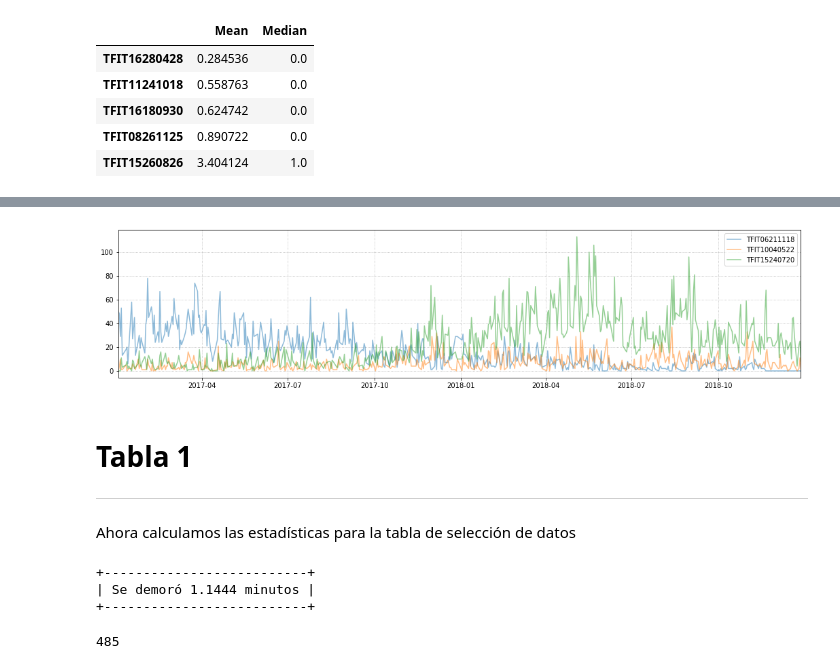
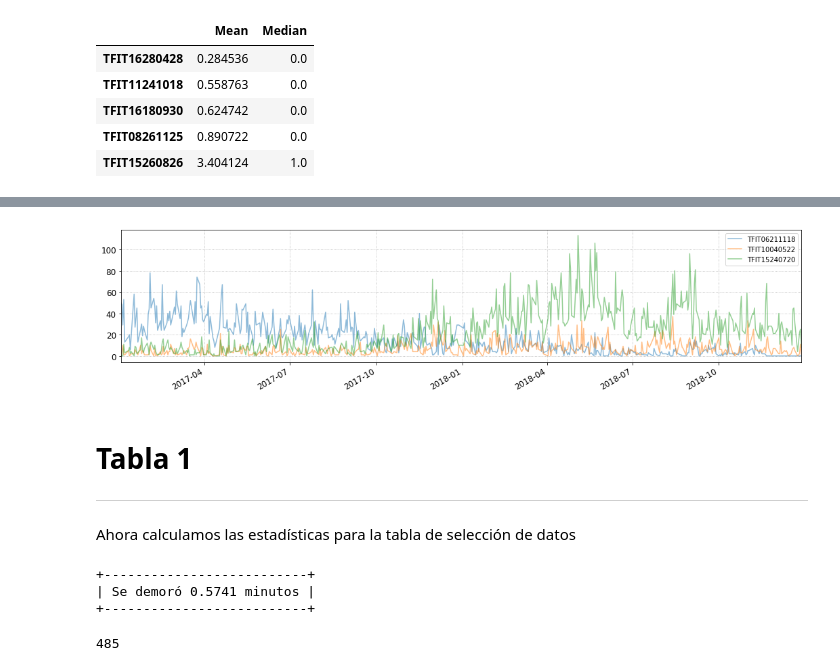
Before and after one commit to nromerodiaz/MFCThesis, a Jupyter notebook: Tesis.ipynb, the cells around one changed output, grey strips where cells are left out. Saved outputs shown, nothing was run; the diff lists cells and outputs as text; code cells hidden in the pictures.

```diff
--- a/Tesis.ipynb
+++ b/Tesis.ipynb
@@ -67,3 +16,6 @@ data.shape
+# %%
+# Importamos nuestra base de datos
+data = pd.read_csv("prep_data.csv", parse_dates=["Datetime", "Dia"], index_col=["Datetime"])
 # %%
 data.head()
 # %% [output]
@@ -219,18 +206,21 @@ plt.show()
 # %%
 # Graficamos las transacciones diarias
 
 plt.figure(figsize=(18, 4))
-daily_trans["TFIT06211118"].plot(label="TFIT06211118", alpha=0.5)
+daily_trans["TFIT06211118"].plot(label="TFIT06211118", alpha=0.5, fontsize=12)
+
 daily_trans["TFIT10040522"].plot(label="TFIT10040522", alpha=0.5)
+
 daily_trans["TFIT15240720"].plot(label="TFIT15240720", alpha=0.5)
+
 #daily_trans["TFIT06110919"].plot(label="TFIT06110919", alpha=0.5)
 #daily_trans["TFIT16240724"].plot(marker="o", alpha=0.5)
 
 plt.grid(linestyle=":")
 plt.legend(loc="best")
 plt.show()
 # %% [output]
-[figure, old version]
+[figure, new version]
 # %% [markdown]
 # Tabla 1
 ---
@@ -261,7 +254,7 @@ print("| Se demoró %.4f minutos |"%((time.time()-start)/60))
 print("+--------------------------+")
 # %% [output]
 +--------------------------+
-| Se demoró 1.1444 minutos |
+| Se demoró 0.5741 minutos |
 +--------------------------+
 # %%
 # Contamos el numero de dias en la muestra
```
Also changed, not shown: parts of 52 cells of this notebook, 22 other files.
